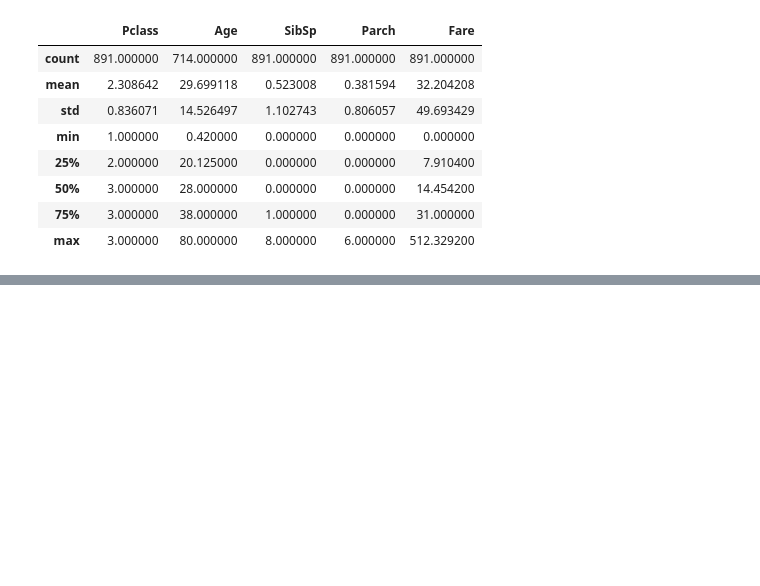
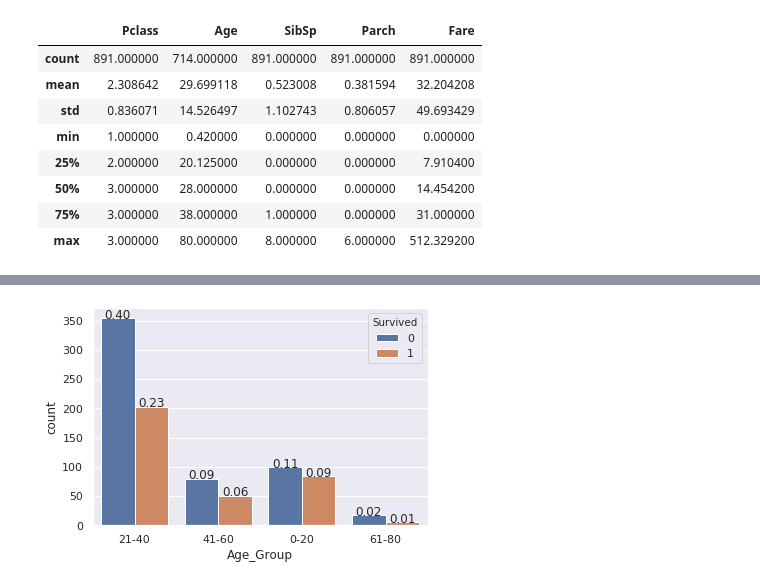
Before and after one commit to tomarST/Titanic-Machine-Learning-from-Disaster, a Jupyter notebook: titanic.ipynb, the cells around one changed output, grey strips where cells are left out. Cells and saved outputs as stored; diff of their text form; code cells hidden in the pictures; blank space fills up the shorter version.

```diff
--- a/titanic.ipynb
+++ b/titanic.ipynb
@@ -129,2 +133,5 @@ Title            1
 dtype: int64
+# %%
+train["Title"].replace("Ms.",'Miss.',inplace=True)
+train["Title"].replace(train.Title.value_counts().index[4:],["Other"]*12,inplace=True)
 # %%
@@ -131,0 +146,5 @@ train[train["Title"].isna()]["Title"].Title="Mrs."
+# %%
+for i in train[train.Age.isnull()]["Title"].value_counts().index:
+    cond=train["Title"]==i
+    mean=train[cond].Age.mean()
+    train.loc[cond,"Age"]=train.loc[cond,"Age"].fillna(mean)
@@ -131,0 +155,13 @@ train[train["Title"].isna()]["Title"].Title="Mrs."
+# %%
+def age_group(age):
+    if age <=20 :
+        return "0-20"
+    elif 20 < age <=40:
+        return "21-40"
+    elif 40 < age <=60:
+        return "41-60"
+    elif 40 < age <=80:
+        return "61-80"
+    else:
+        return ">=80"
+train["Age_Group"]=train["Age"].sort_values(ascending=True).apply(age_group)
@@ -131,0 +177,5 @@ train[train["Title"].isna()]["Title"].Title="Mrs."
+# %%
+ax4=sns.countplot("Age_Group",data=train,hue="Survived")
+get_percentage_on_top(ax4)
+# %% [output]
+[figure, added]
```
Also changed, not shown: parts of 13 cells of this notebook, 1 other file.
